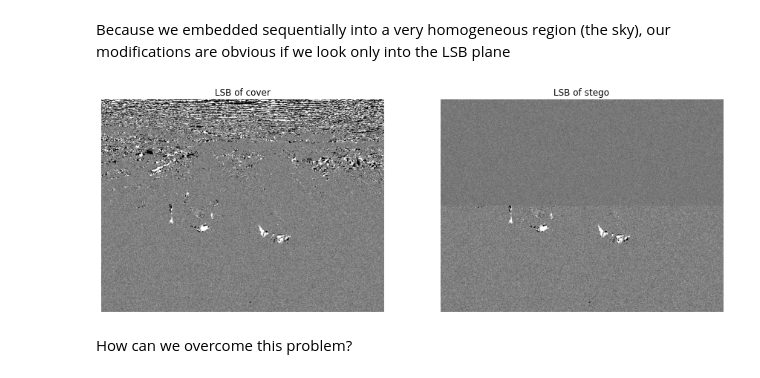
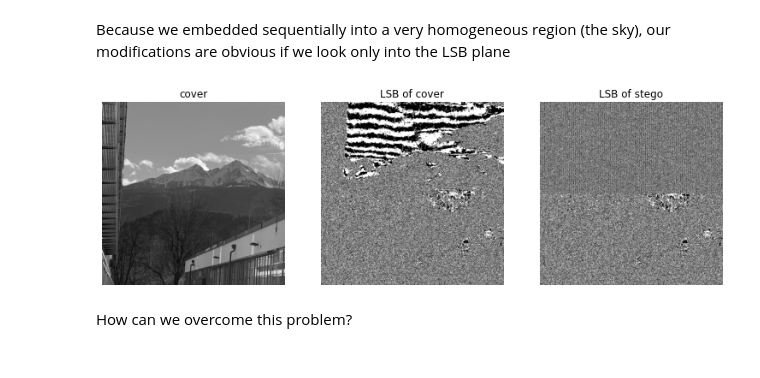
Before and after one commit to uibk-uncover/mip-stego-demo, a Jupyter notebook: notebooks/2_lsbr_full.ipynb, the cells around one changed output. Drawn from its saved outputs; the diff is of its cells as text; code cells hidden in the pictures.

```diff
--- a/notebooks/2_lsbr_full.ipynb
+++ b/notebooks/2_lsbr_full.ipynb
@@ -48,7 +48,7 @@ from numpy.random import choice
 from scipy.stats import chi2
 from seaborn import histplot
 #
-im = Image.open('../img/girls.jpeg')  # load image
+im = Image.open('../img/nockspitze.png')  # load image
 cover = np.array(im.convert('L'))  # PIL to numpy
 # %%
 plt.imshow(cover,cmap = "gray");
@@ -230,16 +230,19 @@ plt.imshow(cover != stego, vmin=0, vmax=1, cmap='gray');
 Because we embedded sequentially into a very homogeneous region (the sky),
 our modifications are obvious if we look only into the LSB plane
 # %%
-fig, ax = plt.subplots(1, 2, figsize=(15, 15), sharey=False)
+fig, ax = plt.subplots(1, 3, figsize=(13, 13), sharey=False)
 
-ax[0].imshow(cover & 1, cmap = "gray");
-ax[1].imshow(stego & 1, cmap = "gray");
-ax[0].set_title(f'LSB of cover');
-ax[1].set_title(f'LSB of stego');
+ax[0].imshow(cover, cmap = "gray");
+ax[1].imshow(cover & 1, cmap = "gray");
+ax[2].imshow(stego & 1, cmap = "gray");
+ax[0].set_title(f'cover');
+ax[1].set_title(f'LSB of cover');
+ax[2].set_title(f'LSB of stego');
 ax[0].axis('off');
 ax[1].axis('off');
+ax[2].axis('off');
 # %% [output]
-[figure, old version]
+[figure, new version]
 # %% [markdown]
 How can we overcome this problem?
 # %% [markdown]
```
Also changed, not shown: parts of 7 cells of this notebook, 2 other files.
